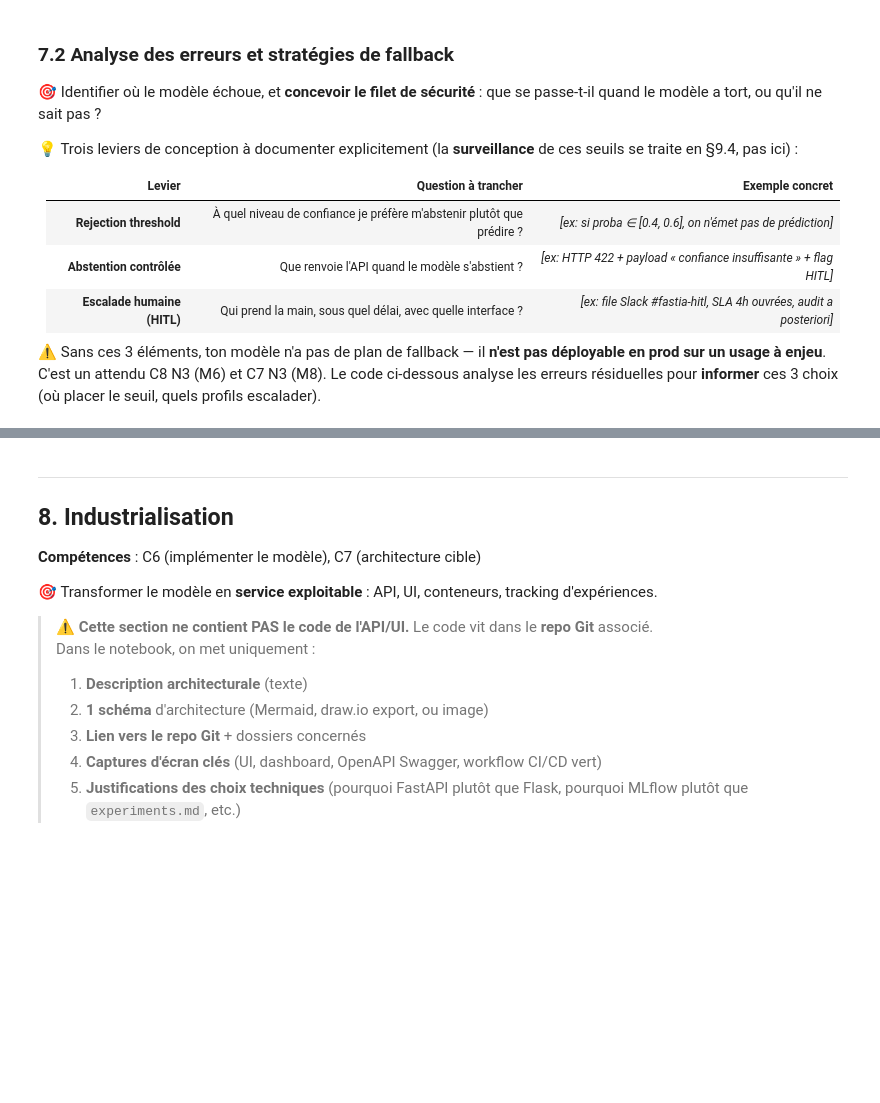
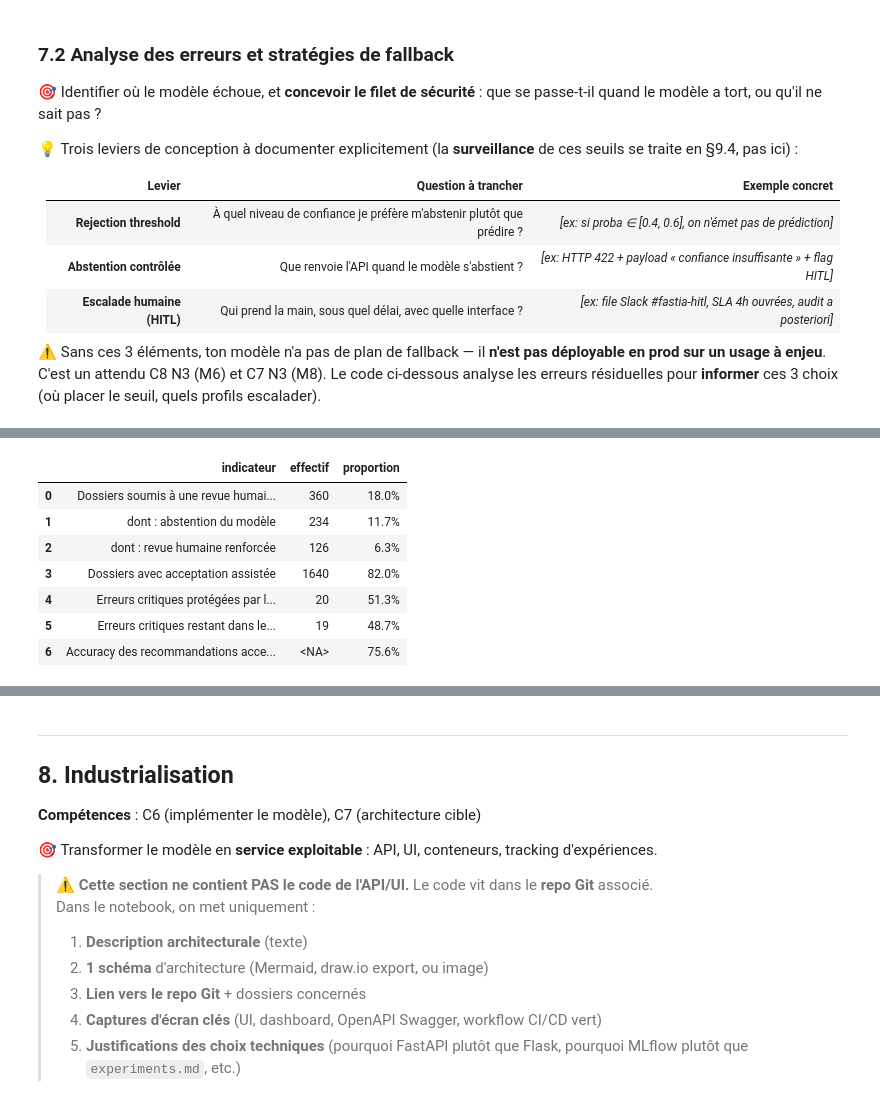
Before and after one commit to ddedomeni-j/Certification-Atlas-Cisia, a Jupyter notebook: Notebbok/ProjetFinal.ipynb, the cells around one changed output, grey strips where cells are left out. Saved outputs shown, nothing was run; the diff lists cells and outputs as text; code cells hidden in the pictures; blank space fills up the shorter version.

```diff
--- a/Notebbok/ProjetFinal.ipynb
+++ b/Notebbok/ProjetFinal.ipynb
@@ -2885,0 +3642,80 @@ plt.show()
+# %%
+nb_dossiers = len(analyse_politique)
+
+nb_abstention = (
+    analyse_politique["niveau_traitement"]
+    .eq("Abstention")
+    .sum()
+)
+
+nb_revue_renforcee = (
+    analyse_politique["niveau_traitement"]
+    .eq("Revue humaine renforcée")
+    .sum()
+)
+
+nb_acceptation_assistee = dossiers_acceptes.sum()
+nb_intervention_humaine = dossiers_abstention_ou_revue.sum()
+
+nb_erreurs_critiques_restantes = (
+    analyse_politique["est_erreur_critique"]
+    & dossiers_acceptes
+).sum()
+
+accuracy_acceptation_assistee = (
+    analyse_politique.loc[dossiers_acceptes, "classe_reelle"]
+    == analyse_politique.loc[dossiers_acceptes, "classe_predite"]
+).mean()
+
+tableau_synthese_politique = pd.DataFrame(
+    {
+        "indicateur": [
+        "Dossiers soumis à une revue humaine obligatoire",
+        "dont : abstention du modèle",
+        "dont : revue humaine renforcée",
+        "Dossiers avec acceptation assistée",
+        "Erreurs critiques protégées par la politique",
+        "Erreurs critiques restant dans le flux assisté",
+        "Accuracy des recommandations acceptées",
+    ],
+    "effectif": [
+        nb_intervention_humaine,
+        nb_abstention,
+        nb_revue_renforcee,
+        nb_acceptation_assistee,
+        erreurs_critiques_protegees,
+        nb_erreurs_critiques_restantes,
+        np.nan,
+    ],
+    "proportion": [
+        nb_intervention_humaine / nb_dossiers,
+        nb_abstention / nb_dossiers,
+        nb_revue_renforcee / nb_dossiers,
+        nb_acceptation_assistee / nb_dossiers,
+        erreurs_critiques_protegees / erreurs_critiques_totales,
+        nb_erreurs_critiques_restantes / erreurs_critiques_totales,
+        accuracy_acceptation_assistee,
+    ],
+    }
+)
+
+tableau_synthese_politique["effectif"] = (
+    tableau_synthese_politique["effectif"]
+    .astype("Int64")
+)
+
+tableau_synthese_politique["proportion"] = (
+    tableau_synthese_politique["proportion"]
+    .map(lambda valeur: f"{valeur:.1%}")
+)
+
+display(tableau_synthese_politique)
+# %% [output]
+|  | indicateur | effectif | proportion |
+| 0 | Dossiers soumis à une revue humai... | 360 | 18.0% |
+| 1 | dont : abstention du modèle | 234 | 11.7% |
+| 2 | dont : revue humaine renforcée | 126 | 6.3% |
+| 3 | Dossiers avec acceptation assistée | 1640 | 82.0% |
+| 4 | Erreurs critiques protégées par l... | 20 | 51.3% |
+| 5 | Erreurs critiques restant dans le... | 19 | 48.7% |
+| 6 | Accuracy des recommandations acce... | <NA> | 75.6% |
```
Also changed, not shown: parts of 44 cells of this notebook, 2 other files.
